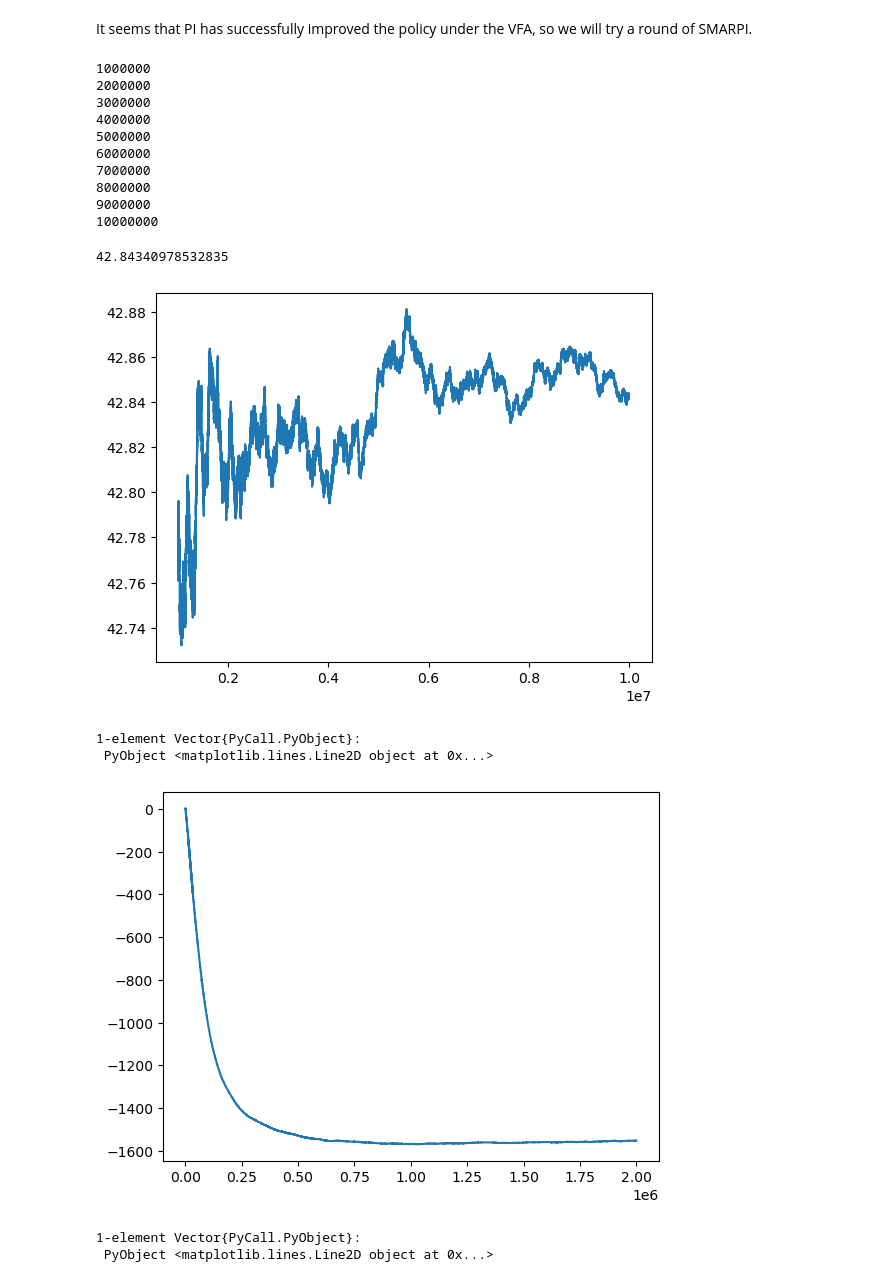
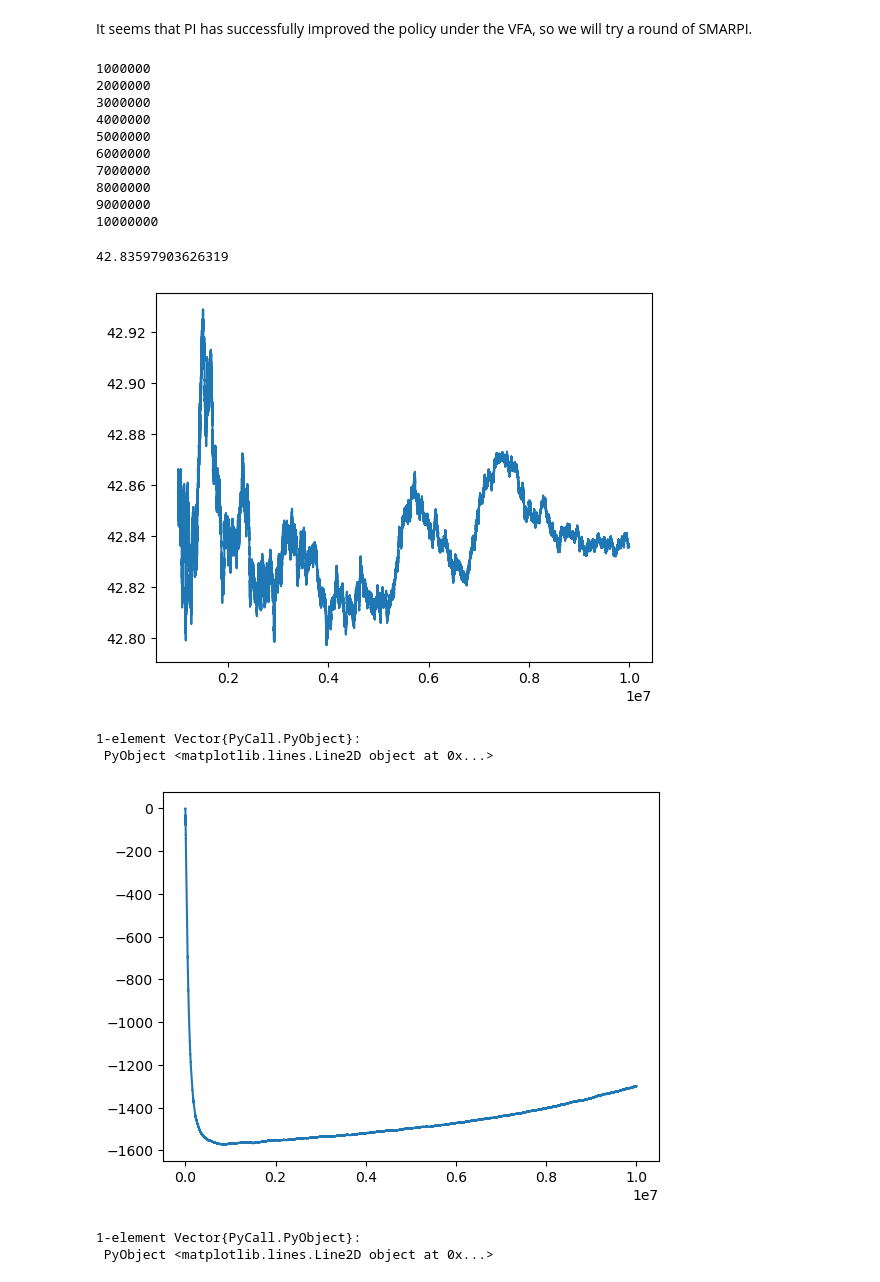
Before and after one commit to fairleyl/PhD-Code, a Jupyter notebook: Problem-Suite-Experiments.ipynb, the cells around one changed output. Cells and saved outputs as stored; diff of their text form; code cells hidden in the pictures.

Commit message:
Further experimentation
Saved results to dat files for reloading, but these are kept outside the repo due to size

```diff
--- a/Problem-Suite-Experiments.ipynb
+++ b/Problem-Suite-Experiments.ipynb
@@ -5702,8 +5703,8 @@ resultRVIA = rvi(N, alpha_d, alpha_r, beta, tau, c0, c1, r, 0.00001; nMax = 1000
 # %% [markdown]
 We first find the VFA and g of the fully active policy.
 # %%
-nMax = 15000000
-resultSMARPI = smarpeNewVFA_ST_fa(N,alpha_d, alpha_r, beta, tau, c0, c1, r, nMax, 0.001, 0.1; printProgress = true, modCounter = 1000000)
+nMax = 10000000
+resultSMARPI = smarpeNewVFA_ST_fa(N,alpha_d, alpha_r, beta, tau, c0, c1, r, nMax, 0.0001, 0.1; printProgress = true, modCounter = 1000000)
 resultSMARPI[3]
 # %% [output]
 1000000
@@ -5793,6 +5793,6 @@ It seems that PI has successfully improved the policy under the VFA, so we will
 # %%
 nMax = 10000000
-resultPI2 = smarpiNewVFA_ST(N,alpha_d, alpha_r, beta, tau, c0, c1, r, nMax, ve, vn, g0, 0.0001; g = 0.0, stepsizeType = "constant", printProgress = true, modCounter = 1000000) #"false" damnit
+resultPI2 = smarpiNewVFA_ST(N,alpha_d, alpha_r, beta, tau, c0, c1, r, nMax, ve, vn, g0, 0.0001; g = 0.0, stepsizeType = "constant", printProgress = true, modCounter = 1000000)
 resultPI2[3]
 # %% [output]
 1000000
@@ -5805,24 +5805,24 @@ resultPI2[3]
 8000000
 9000000
 10000000
-42.84340978532835
+42.83597903626319
 # %%
 start = floor(Int64, nMax/10)
 #start = 1
 finish = nMax
 PyPlot.plot(start:finish,resultPI2[4][start:finish])
 # %% [output]
-[figure, old version]
+[figure, new version]
 1-element Vector{PyCall.PyObject}:
  PyObject <matplotlib.lines.Line2D object at 0x...>
 # %%
 vs0Hist = resultPI2[5]
 start = floor(Int64, nMax/10)
 start = 1
-finish = 2000000
+finish = nMax
 PyPlot.plot(vs0Hist[start:finish])
 # %% [output]
-[figure, old version]
+[figure, new version]
 1-element Vector{PyCall.PyObject}:
  PyObject <matplotlib.lines.Line2D object at 0x...>
 # %%
```
Also changed, not shown: parts of 26 cells of this notebook, 1 other file.
